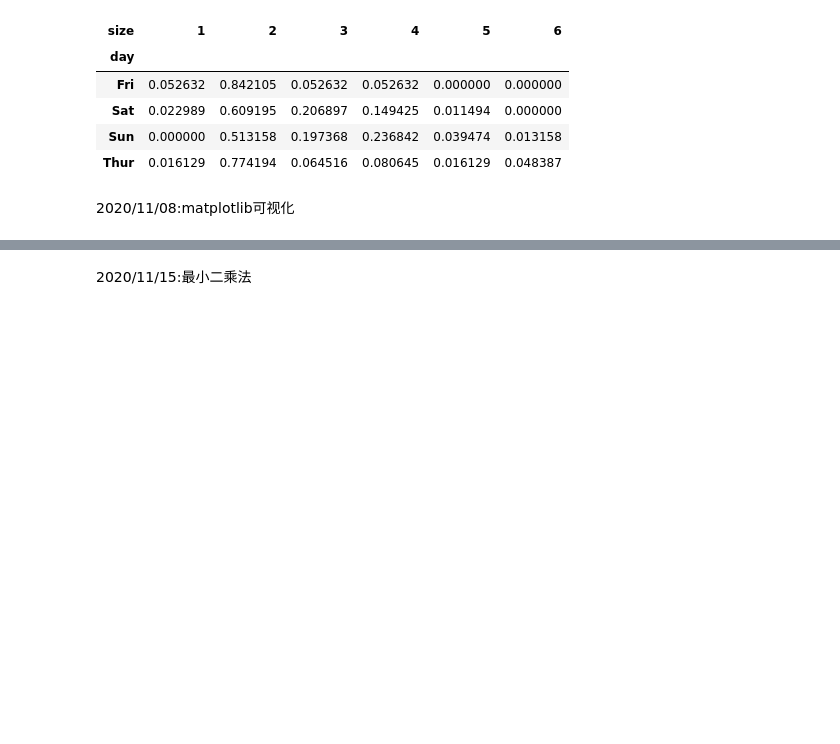
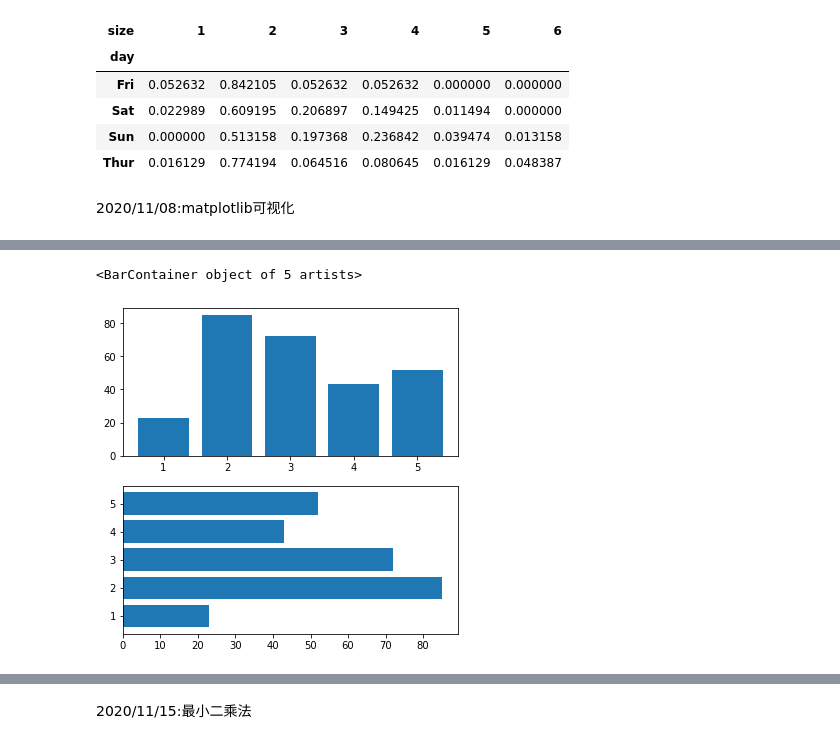
Before and after one commit to SethChloe/improved-train, a Jupyter notebook: mypython/mynotebook.ipynb, the cells around one changed output, grey strips where cells are left out. Saved outputs shown, nothing was run; the diff lists cells and outputs as text; code cells hidden in the pictures; blank space fills up the shorter version.

```diff
--- a/mypython/mynotebook.ipynb
+++ b/mypython/mynotebook.ipynb
@@ -110,0 +125,9 @@ cross_table.div(cross_table.sum(1),axis=0)
+# %%
+# 柱状图
+fig,axes=plt.subplots(2,1,figsize=(6,6))
+data=[23,85,72,43,52]
+axes[0].bar([1,2,3,4,5],data)
+axes[1].barh([1,2,3,4,5],data)
+# %% [output]
+<BarContainer object of 5 artists>
+[figure, added]
```
Also changed, not shown: parts of 4 cells of this notebook.
